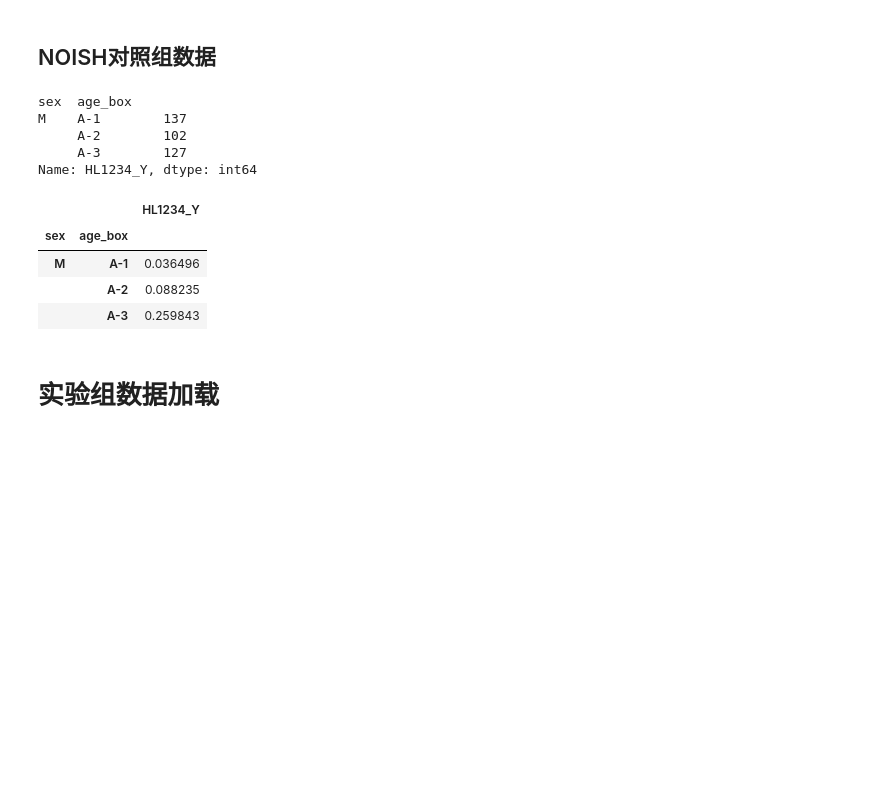
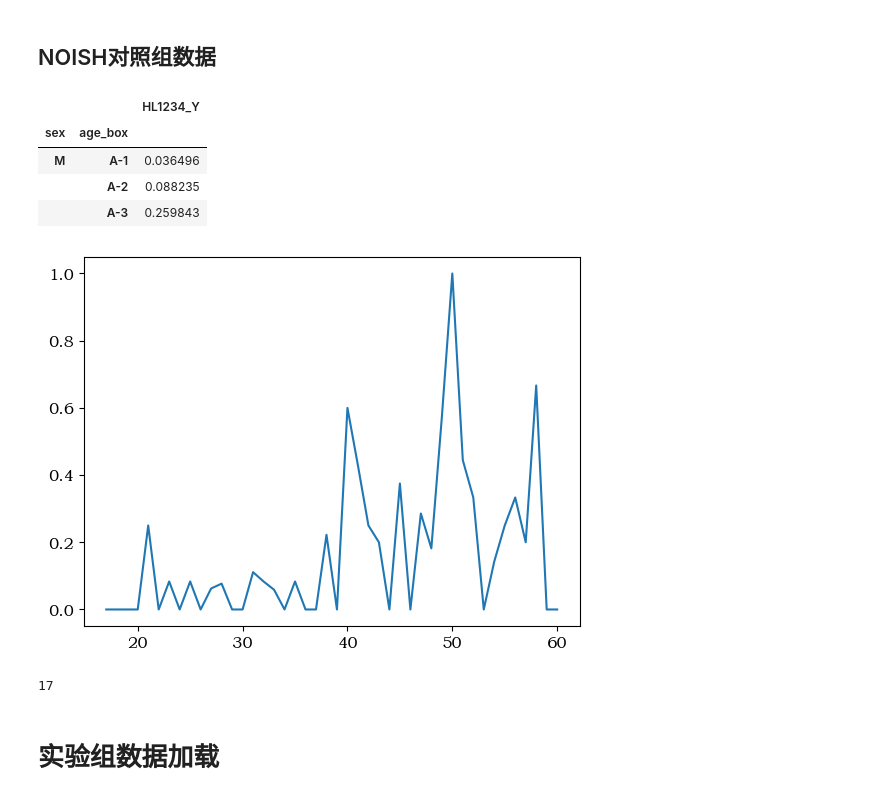
Before and after one commit to LewisBase/occupational_health_system_v2, a Jupyter notebook: examples/NOISH_1998_studying-01_26/NIHL_probability_analysis.ipynb, the cells around one changed output. Saved outputs shown, nothing was run; the diff lists cells and outputs as text; code cells hidden in the pictures; blank space fills up the shorter version.

Commit message:
NOISH复现，提取方法，整合所有结果绘图

```diff
--- a/examples/NOISH_1998_studying-01_26/NIHL_probability_analysis.ipynb
+++ b/examples/NOISH_1998_studying-01_26/NIHL_probability_analysis.ipynb
@@ -141,14 +234,13 @@ NOISH_total_num = NOISH_control_group_df.groupby(["sex", "age_box"])["HL1234_Y"]
 NOISH_confirmed_num = NOISH_control_group_df.groupby(["sex", "age_box"])["HL1234_Y"].sum()
 
 NOISH_control_group_base_prob = pd.DataFrame(NOISH_confirmed_num / NOISH_total_num)
-# %%
-NOISH_total_num
-# %% [output]
-sex  age_box
-M    A-1        137
-     A-2        102
-     A-3        127
-Name: HL1234_Y, dtype: int64
+# %%
+# Step 3
+## 统计各个年龄下出现听力损伤的概率
+NOISH_total_num_age = NOISH_control_group_df.groupby(["sex", "age"])["HL1234_Y"].count()
+NOISH_confirmed_num_age = NOISH_control_group_df.groupby(["sex", "age"])["HL1234_Y"].sum()
+
+NOISH_control_group_age_base_prob = pd.DataFrame(NOISH_confirmed_num_age / NOISH_total_num_age)
 # %%
 NOISH_control_group_base_prob
 # %% [output]
@@ -157,6 +249,15 @@ NOISH_control_group_base_prob
 | M | A-1 | 0.036496 |
 |  | A-2 | 0.088235 |
 |  | A-3 | 0.259843 |
+# %%
+plt.plot(NOISH_control_group_age_base_prob.index.get_level_values("age"),NOISH_control_group_age_base_prob["HL1234_Y"])
+plt.show()
+# %% [output]
+[figure, added]
+# %%
+NOISH_control_group_df.age.min()
+# %% [output]
+17
 # %% [markdown]
 # 实验组数据加载
 # %% [markdown]
```
Also changed, not shown: parts of 18 cells of this notebook, 2 other files.
